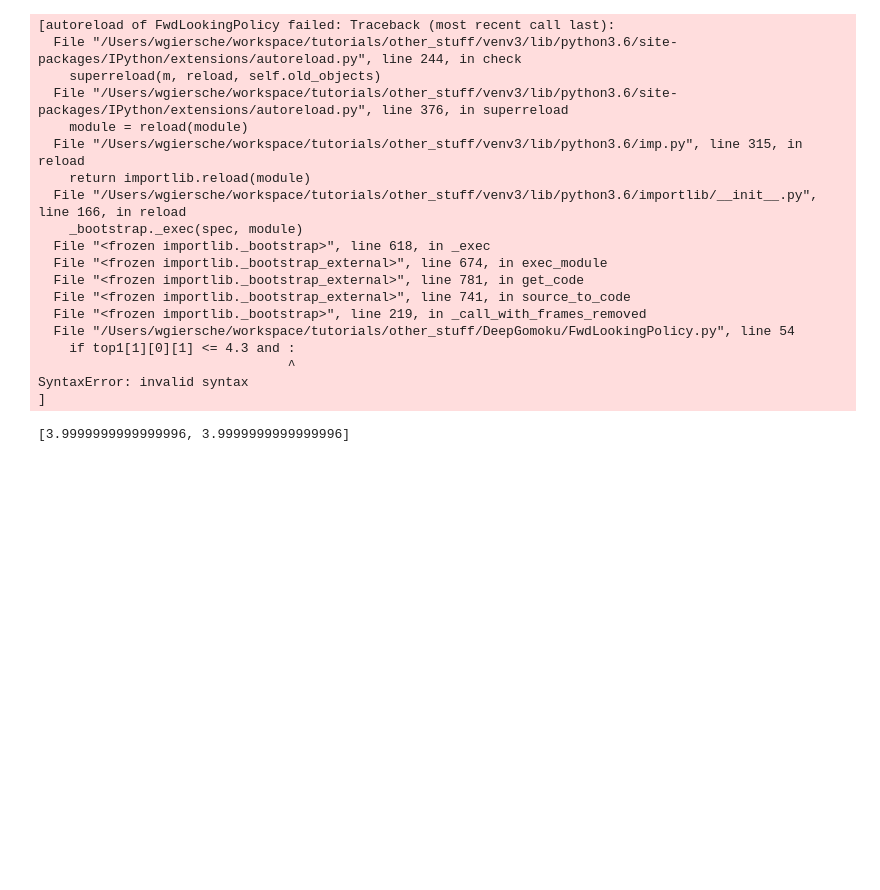
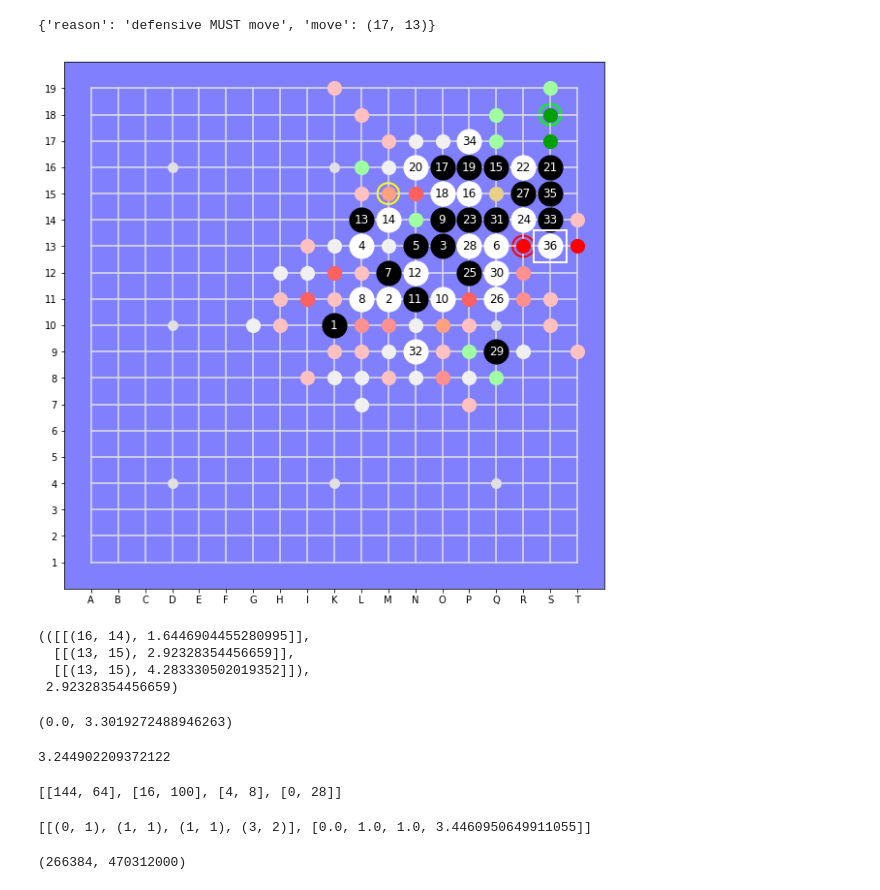
Before and after one commit to Project-Ellie/tutorials, a Jupyter notebook: other_stuff/DeepGomoku/FwdLookingAgent.ipynb, the cells around one changed output. Drawn from its saved outputs; the diff is of its cells as text; code cells hidden in the pictures; blank space fills up the shorter version.

```diff
--- a/other_stuff/DeepGomoku/FwdLookingAgent.ipynb
+++ b/other_stuff/DeepGomoku/FwdLookingAgent.ipynb
@@ -39,23 +29,31 @@ board.get_scores(1, 15, 18), board.get_scores(1, 14, 18)
-# %%
-sum([item[1] for item in board.top(2)[1] ]) < 7.8
-# %% [output]
-[autoreload of FwdLookingPolicy failed: Traceback (most recent call last):
-  File "/Users/wgiersche/workspace/tutorials/other_stuff/venv3/lib/python3.6/site-packages/IPython/extensions/autoreload.py", line 244, in check
-    superreload(m, reload, self.old_objects)
-  File "/Users/wgiersche/workspace/tutorials/other_stuff/venv3/lib/python3.6/site-packages/IPython/extensions/autoreload.py", line 376, in superreload
-    module = reload(module)
-  File "/Users/wgiersche/workspace/tutorials/other_stuff/venv3/lib/python3.6/imp.py", line 315, in reload
-    return importlib.reload(module)
-  File "/Users/wgiersche/workspace/tutorials/other_stuff/venv3/lib/python3.6/importlib/__init__.py", line 166, in reload
-    _bootstrap._exec(spec, module)
-  File "<frozen importlib._bootstrap>", line 618, in _exec
-  File "<frozen importlib._bootstrap_external>", line 674, in exec_module
-  File "<frozen importlib._bootstrap_external>", line 781, in get_code
-  File "<frozen importlib._bootstrap_external>", line 741, in source_to_code
-  File "<frozen importlib._bootstrap>", line 219, in _call_with_frames_removed
-  File "/Users/wgiersche/workspace/tutorials/other_stuff/DeepGomoku/FwdLookingPolicy.py", line 54
-    if top1[1][0][1] <= 4.3 and :
-                                ^
-SyntaxError: invalid syntax
-]
-[3.9999999999999996, 3.9999999999999996]
+# %%
+board.undo()
+board.display()
+agent.suggest()
+# %% [output]
+{'reason': 'defensive MUST move', 'move': (17, 13)}
+[figure, added]
+# %%
+board.top(1), board.top(1)[1][0][1]
+# %% [output]
+(([[(16, 14), 1.6446904455280995]],
+  [[(13, 15), 2.92328354456659]],
+  [[(13, 15), 4.283330502019352]]),
+ 2.92328354456659)
+# %%
+board.get_scores(0, R, 13)
+# %% [output]
+(0.0, 3.3019272488946263)
+# %%
+agent.board.lsh.heuristics.tactical_threshold()
+# %% [output]
+3.244902209372122
+# %%
+board.get_counts_and_scores(1,P,14)
+# %% [output]
+[[144, 64], [16, 100], [4, 8], [0, 28]]
+[[(0, 1), (1, 1), (1, 1), (3, 2)], [0.0, 1.0, 1.0, 3.4460950649911055]]
+# %%
+board.getnh(P,14)
+# %% [output]
+(266384, 470312000)
```
Also changed, not shown: parts of 11 cells of this notebook, 6 other files.
